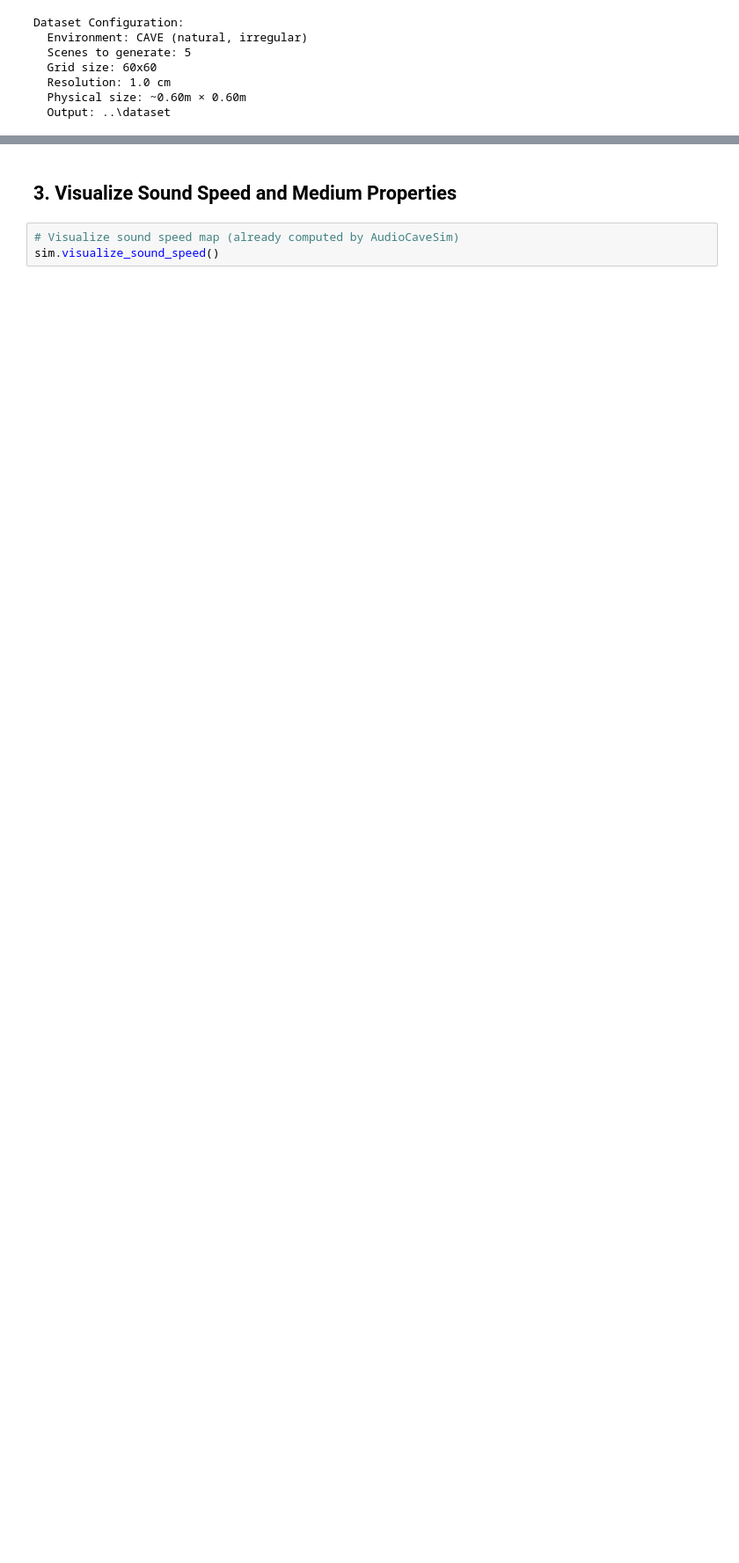
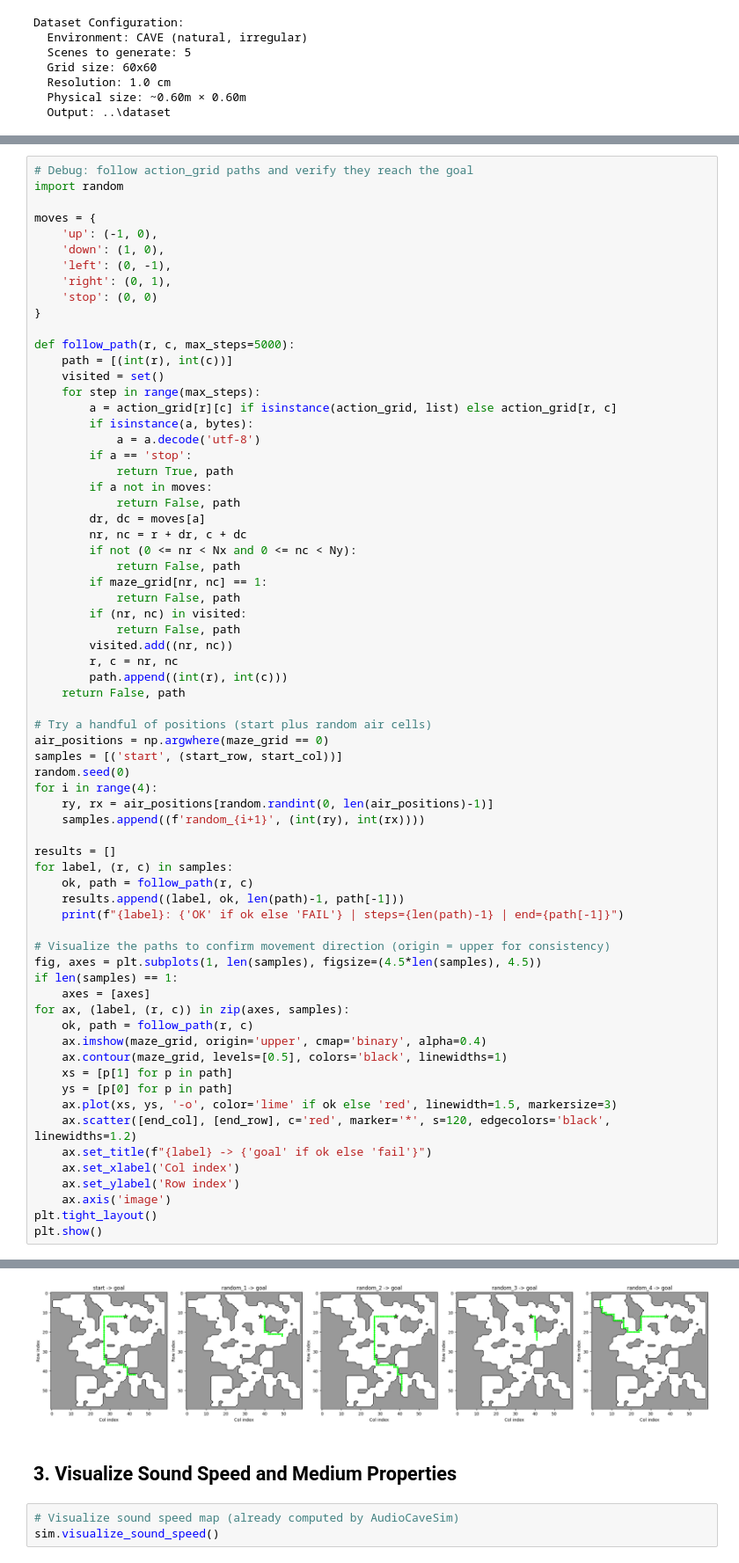
Before and after one commit to djpitzele/Audio-Maze-Navigation, a Jupyter notebook: notebooks/01_Wave_Propagation_Test.ipynb, the cells around one changed output, grey strips where cells are left out. Shown at 88% size. Cells and saved outputs as stored; diff of their text form; blank space fills up the shorter version.

```diff
--- a/notebooks/01_Wave_Propagation_Test.ipynb
+++ b/notebooks/01_Wave_Propagation_Test.ipynb
@@ -168,0 +264,69 @@ Running simulation
+# %%
+# Debug: follow action_grid paths and verify they reach the goal
+import random
+
+moves = {
+    'up': (-1, 0),
+    'down': (1, 0),
+    'left': (0, -1),
+    'right': (0, 1),
+    'stop': (0, 0)
+}
+
+def follow_path(r, c, max_steps=5000):
+    path = [(int(r), int(c))]
+    visited = set()
+    for step in range(max_steps):
+        a = action_grid[r][c] if isinstance(action_grid, list) else action_grid[r, c]
+        if isinstance(a, bytes):
+            a = a.decode('utf-8')
+        if a == 'stop':
+            return True, path
+        if a not in moves:
+            return False, path
+        dr, dc = moves[a]
+        nr, nc = r + dr, c + dc
+        if not (0 <= nr < Nx and 0 <= nc < Ny):
+            return False, path
+        if maze_grid[nr, nc] == 1:
+            return False, path
+        if (nr, nc) in visited:
+            return False, path
+        visited.add((nr, nc))
+        r, c = nr, nc
+        path.append((int(r), int(c)))
+    return False, path
+
+# Try a handful of positions (start plus random air cells)
+air_positions = np.argwhere(maze_grid == 0)
+samples = [('start', (start_row, start_col))]
+random.seed(0)
+for i in range(4):
+    ry, rx = air_positions[random.randint(0, len(air_positions)-1)]
+    samples.append((f'random_{i+1}', (int(ry), int(rx))))
+
+results = []
+for label, (r, c) in samples:
+    ok, path = follow_path(r, c)
+    results.append((label, ok, len(path)-1, path[-1]))
+    print(f"{label}: {'OK' if ok else 'FAIL'} | steps={len(path)-1} | end={path[-1]}")
+
+# Visualize the paths to confirm movement direction (origin = upper for consistency)
+fig, axes = plt.subplots(1, len(samples), figsize=(4.5*len(samples), 4.5))
+if len(samples) == 1:
+    axes = [axes]
+for ax, (label, (r, c)) in zip(axes, samples):
+    ok, path = follow_path(r, c)
+    ax.imshow(maze_grid, origin='upper', cmap='binary', alpha=0.4)
+    ax.contour(maze_grid, levels=[0.5], colors='black', linewidths=1)
+    xs = [p[1] for p in path]
+    ys = [p[0] for p in path]
+    ax.plot(xs, ys, '-o', color='lime' if ok else 'red', linewidth=1.5, markersize=3)
+    ax.scatter([end_col], [end_row], c='red', marker='*', s=120, edgecolors='black', linewidths=1.2)
+    ax.set_title(f"{label} -> {'goal' if ok else 'fail'}")
+    ax.set_xlabel('Col index')
+    ax.set_ylabel('Row index')
+    ax.axis('image')
+plt.tight_layout()
+plt.show()
+# %% [output]
@@ -169,3 +338,4 @@ Running simulation
+[figure, added]
 # %% [markdown]
 ## 3. Visualize Sound Speed and Medium Properties
 # %%
```
Also changed, not shown: parts of 12 cells of this notebook, 5 other files.
